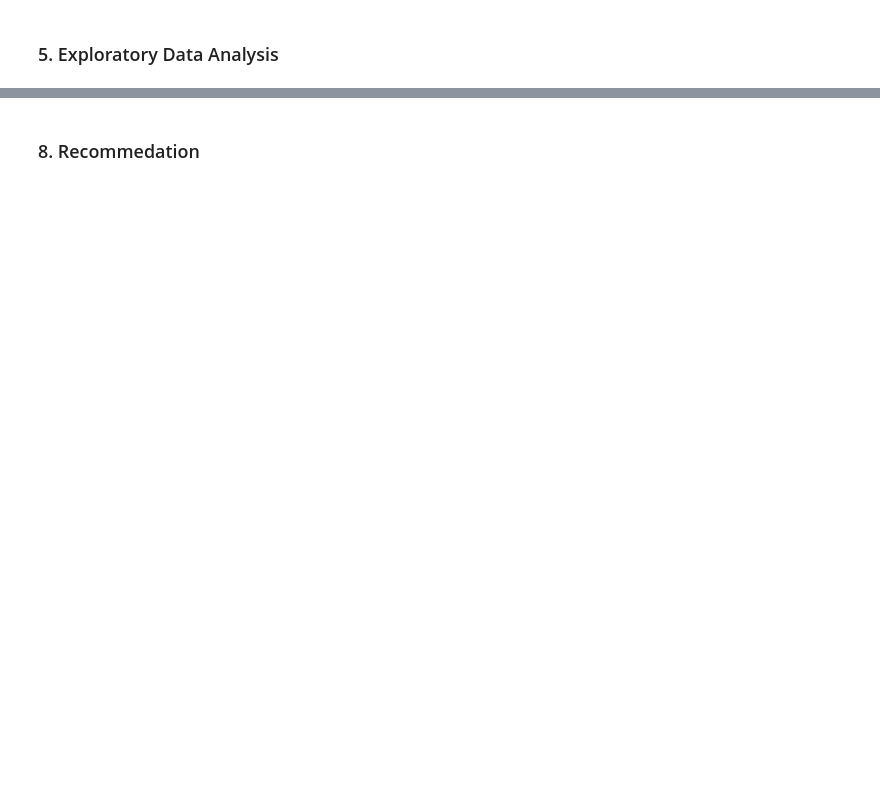
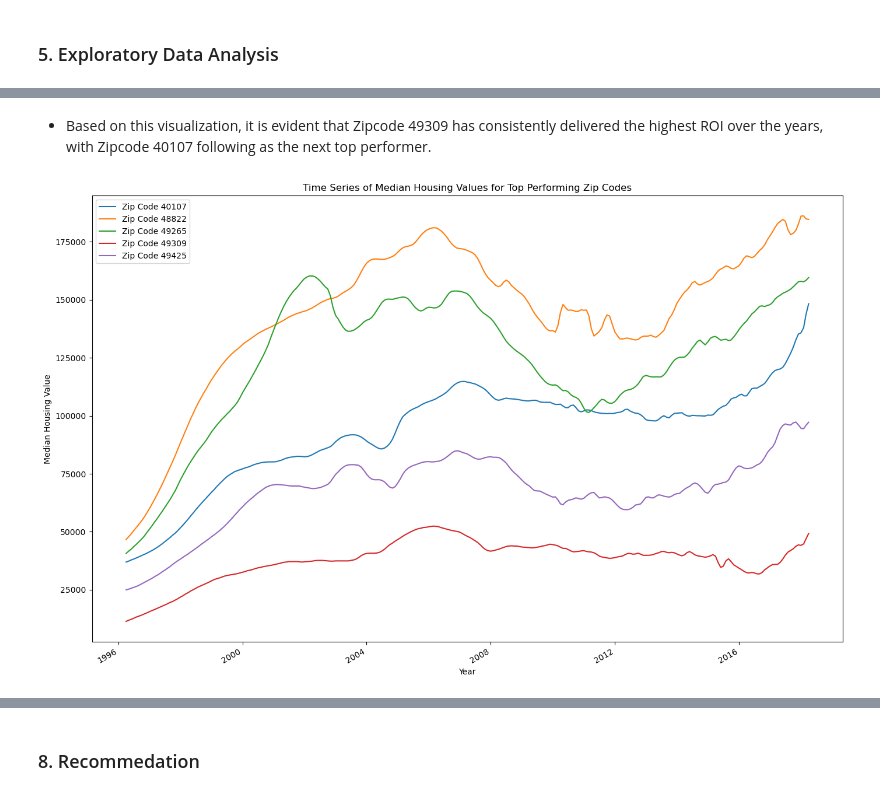
Before and after one commit to frank015940/Alchemy-of-Real-Estate-Value, a Jupyter notebook: index.ipynb, the cells around one changed output, grey strips where cells are left out. Drawn from its saved outputs; the diff is of its cells as text; code cells hidden in the pictures; blank space fills up the shorter version.

```diff
--- a/index.ipynb
+++ b/index.ipynb
@@ -130,9 +101,0 @@ max    1.789490e+07
-# %%
-# Find the zips with the least data
-for col in reversed(zillow.columns):
-    if zillow[col].isna().sum() >0:
-        print(col)
-        break
-
-# 56 zip codes only go back to 07-2014
-zillow[zillow['2014-06'].isna()]
@@ -390,0 +332,22 @@ model_predictions_2021
+# %% [markdown]
+* Based on this visualization, it is evident that Zipcode 49309 has consistently delivered the highest ROI over the years, with Zipcode 40107 following as the next top performer.
+# %%
+# Creating a Pivot Table for Median Property Values
+pivot_df = df_reshaped.pivot_table(index='ZipCode', columns='time', values='value', aggfunc='median')
+
+# Sorting Zip Codes by ROI
+top_performers = df_reshaped['ROI'].sort_values(ascending=False).head(10)
+
+# Visualizing Time Series of Median Property Values
+plt.figure(figsize=(14, 10))
+for col in pivot_df.index[:10]:  # Plotting top 10 zip codes
+    plt.plot(pivot_df.columns, pivot_df.loc[col], label=f'Zip Code {col}')
+plt.xlabel('Year')
+plt.ylabel('Median Housing Value')
+plt.title('Time Series of Median Housing Values for Top Performing Zip Codes')
+plt.legend()
+plt.tight_layout()
+plt.gcf().autofmt_xdate()
+plt.show()
+# %% [output]
+[figure, added]
```
Also changed, not shown: parts of 75 cells of this notebook.
